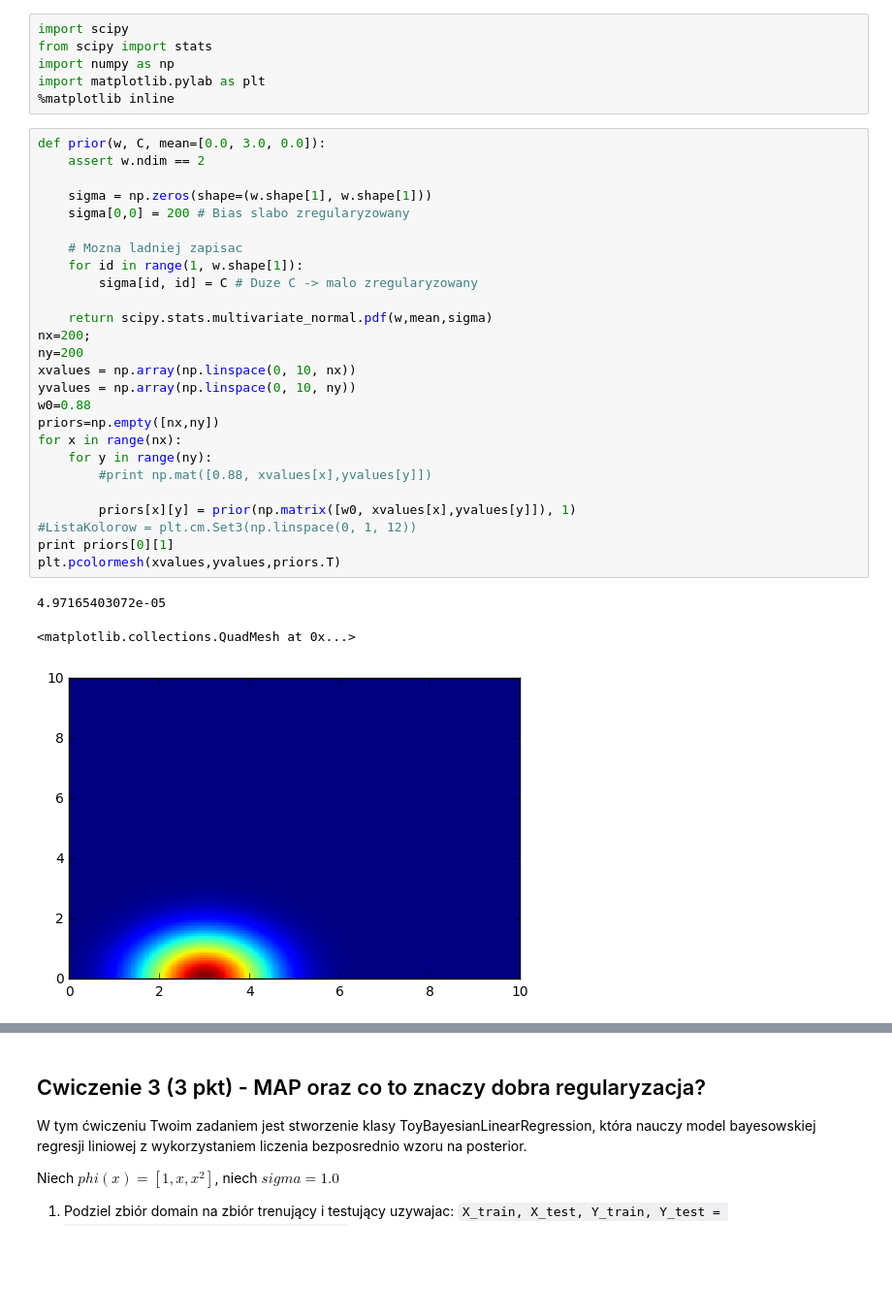
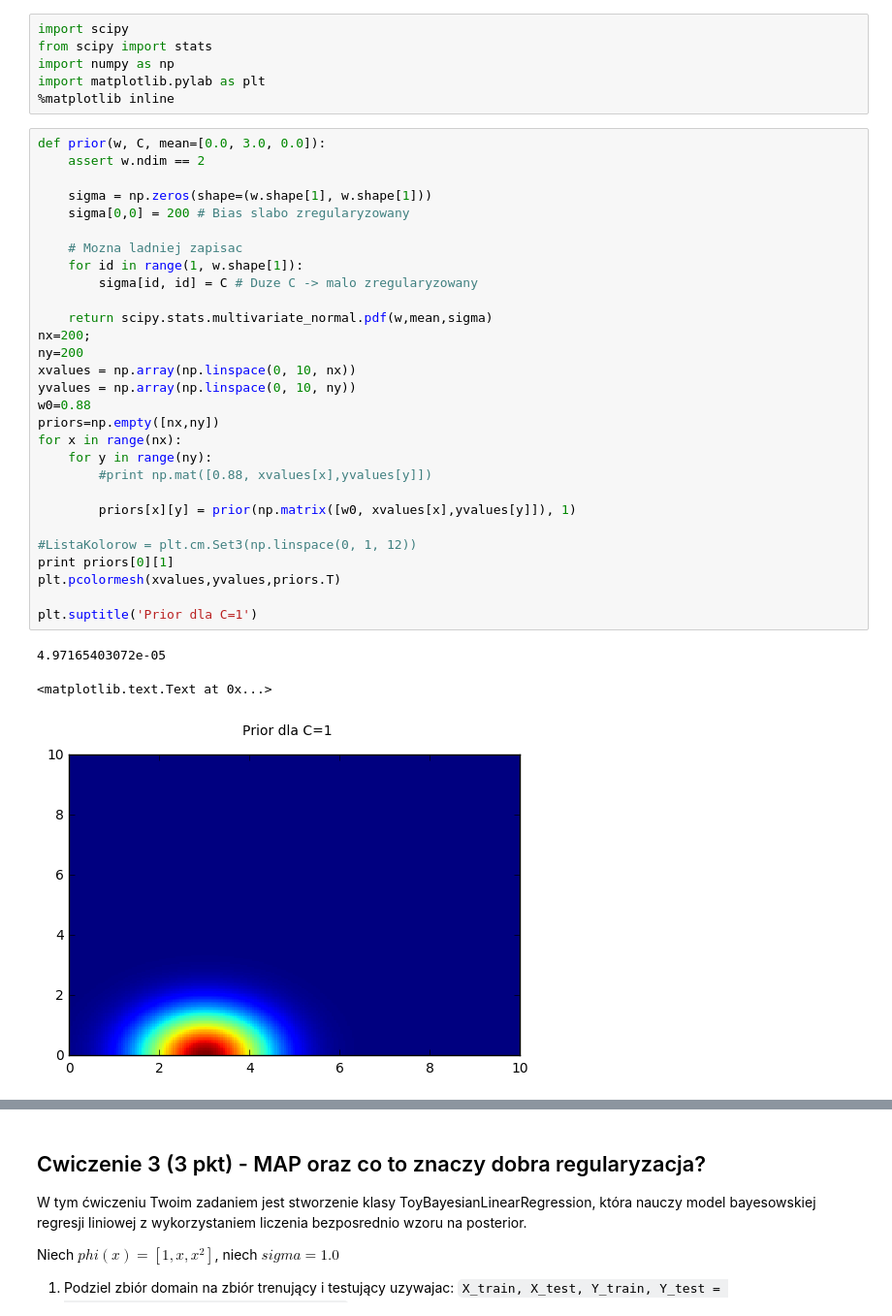
Before and after one commit to Szarad/rozwiazania_ml2017, a Jupyter notebook: L3a.ipynb, the cells around one changed output, grey strips where cells are left out. Shown at 97% size. Saved outputs shown, nothing was run; the diff lists cells and outputs as text; blank space fills up the shorter version.

```diff
--- a/L3a.ipynb
+++ b/L3a.ipynb
@@ -202,33 +202,36 @@ import matplotlib.pylab as plt
 # %%
 def prior(w, C, mean=[0.0, 3.0, 0.0]):
     assert w.ndim == 2
 
     sigma = np.zeros(shape=(w.shape[1], w.shape[1]))
     sigma[0,0] = 200 # Bias slabo zregularyzowany
 
     # Mozna ladniej zapisac
     for id in range(1, w.shape[1]):
         sigma[id, id] = C # Duze C -> malo zregularyzowany
 
     return scipy.stats.multivariate_normal.pdf(w,mean,sigma)
 nx=200;
 ny=200
 xvalues = np.array(np.linspace(0, 10, nx))
 yvalues = np.array(np.linspace(0, 10, ny))
 w0=0.88
 priors=np.empty([nx,ny])
 for x in range(nx):
     for y in range(ny):
         #print np.mat([0.88, xvalues[x],yvalues[y]])
 
         priors[x][y] = prior(np.matrix([w0, xvalues[x],yvalues[y]]), 1)
+
 #ListaKolorow = plt.cm.Set3(np.linspace(0, 1, 12))
 print priors[0][1]
 plt.pcolormesh(xvalues,yvalues,priors.T)
+
+plt.suptitle('Prior dla C=1')
 # %% [output]
 4.97165403072e-05
-<matplotlib.collections.QuadMesh at 0x...>
+<matplotlib.text.Text at 0x...>
-[figure, old version]
+[figure, new version]
 # %%
 nx=200;
 ny=200
```
Also changed, not shown: parts of 5 cells of this notebook.
